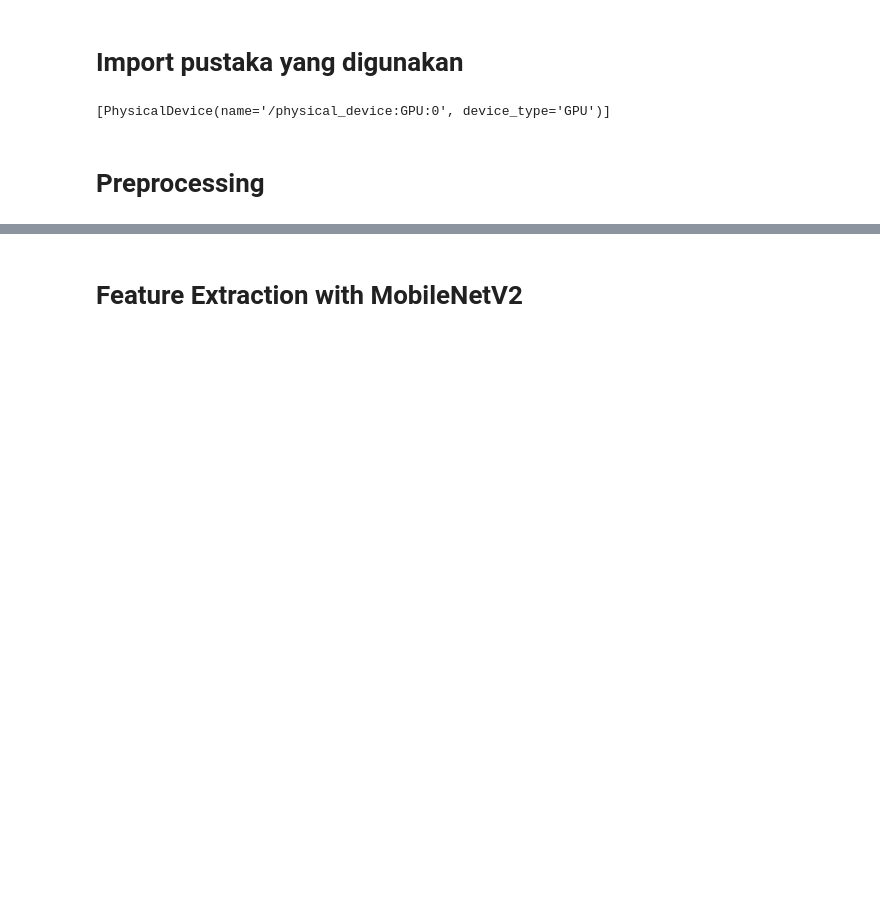
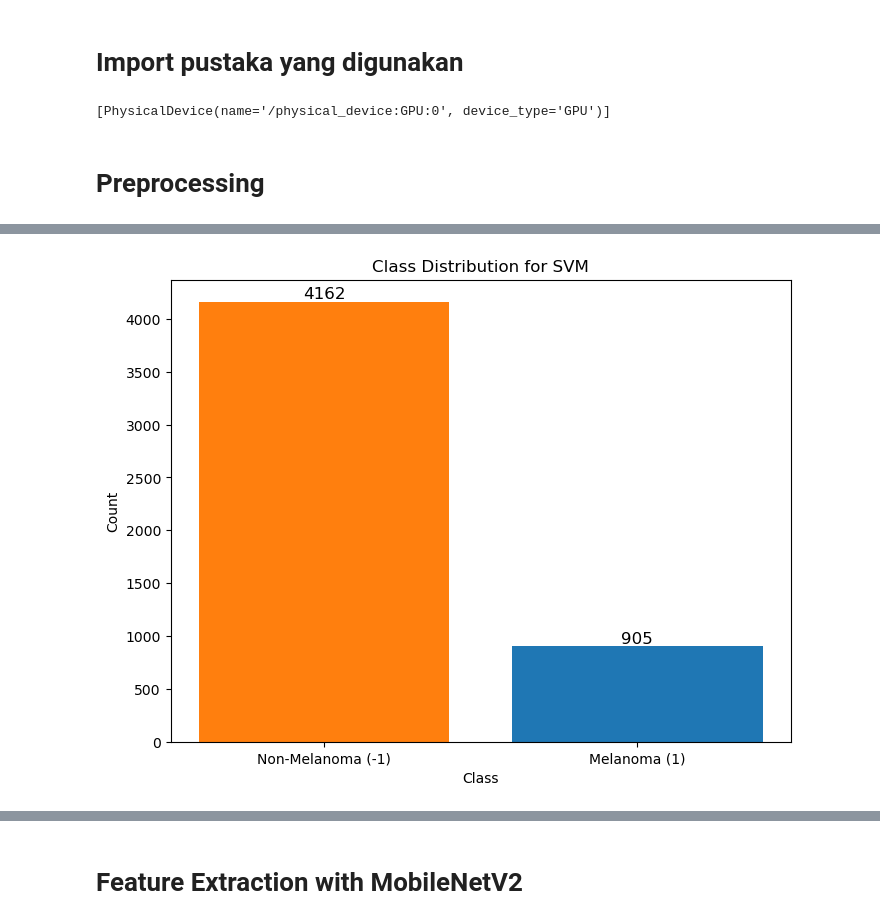
Before and after one commit to StefanusTitan/MobileNetV2-SVM-for-Melanoma-Classification, a Jupyter notebook: tugas-akhir.ipynb, the cells around one changed output, grey strips where cells are left out. Drawn from its saved outputs; the diff is of its cells as text; code cells hidden in the pictures; blank space fills up the shorter version.

```diff
--- a/tugas-akhir.ipynb
+++ b/tugas-akhir.ipynb
@@ -124,3 +341,5 @@ plot_class_distribution(train_metadata_df)
 # %%
 # Plot distribusi kelas testing
-plot_class_distribution(test_metadata_df)
+MetadataHandler.plot_class_distribution(test_metadata_df)
+# %% [output]
+[figure, added]
```
Also changed, not shown: parts of 38 cells of this notebook, 6 other files.
